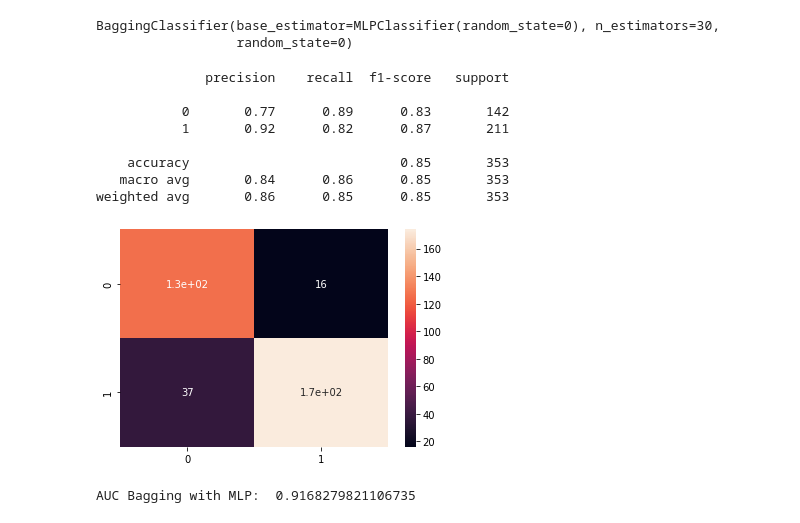
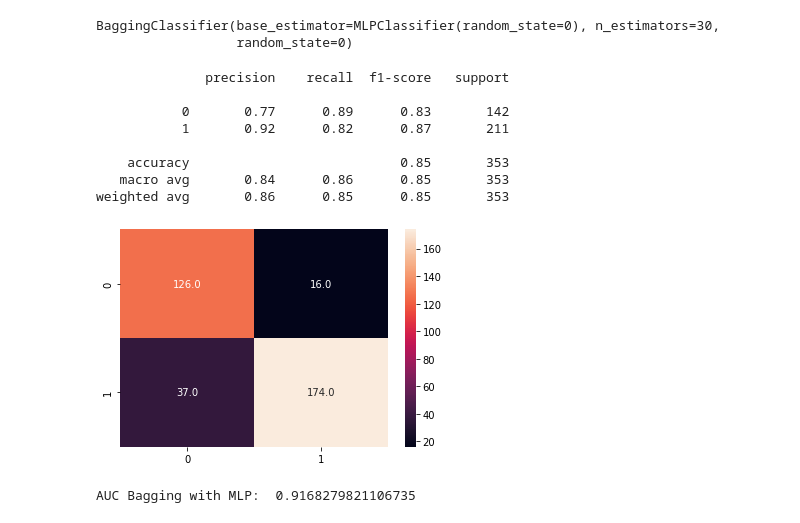
Before and after one commit to Thasneem-vazim/Final-dataset-depression-detection, a Jupyter notebook: final_dataset_Using_MRMR.ipynb, the cells around one changed output. Cells and saved outputs as stored; diff of their text form; code cells hidden in the pictures.

```diff
--- a/final_dataset_Using_MRMR.ipynb
+++ b/final_dataset_Using_MRMR.ipynb
@@ -573,18 +573,18 @@ BaggingClassifier(base_estimator=MLPClassifier(random_state=0), n_estimators=30,
 # %%
 y_predictionBagMLP = bagClassificationMLP.predict(X_testSelectedFeature)
 cm1=confusion_matrix(y_test,y_predictionBagMLP)
-sns.heatmap(cm1,annot=True)
+sns.heatmap(cm1,annot=True,fmt=".1f")
 print(classification_report(y_test,y_predictionBagMLP))
 # %% [output]
               precision    recall  f1-score   support
 
            0       0.77      0.89      0.83       142
            1       0.92      0.82      0.87       211
 
     accuracy                           0.85       353
    macro avg       0.84      0.86      0.85       353
 weighted avg       0.86      0.85      0.85       353
-[figure, old version]
+[figure, new version]
 # %%
 y_predictionBagMLP_proba=bagClassificationMLP.predict_proba(X_testSelectedFeature)[:,1]
 AUCBAGMLP=metrics.roc_auc_score(y_test,y_predictionBagMLP_proba)
```
Also changed, not shown: parts of 6 cells of this notebook.
